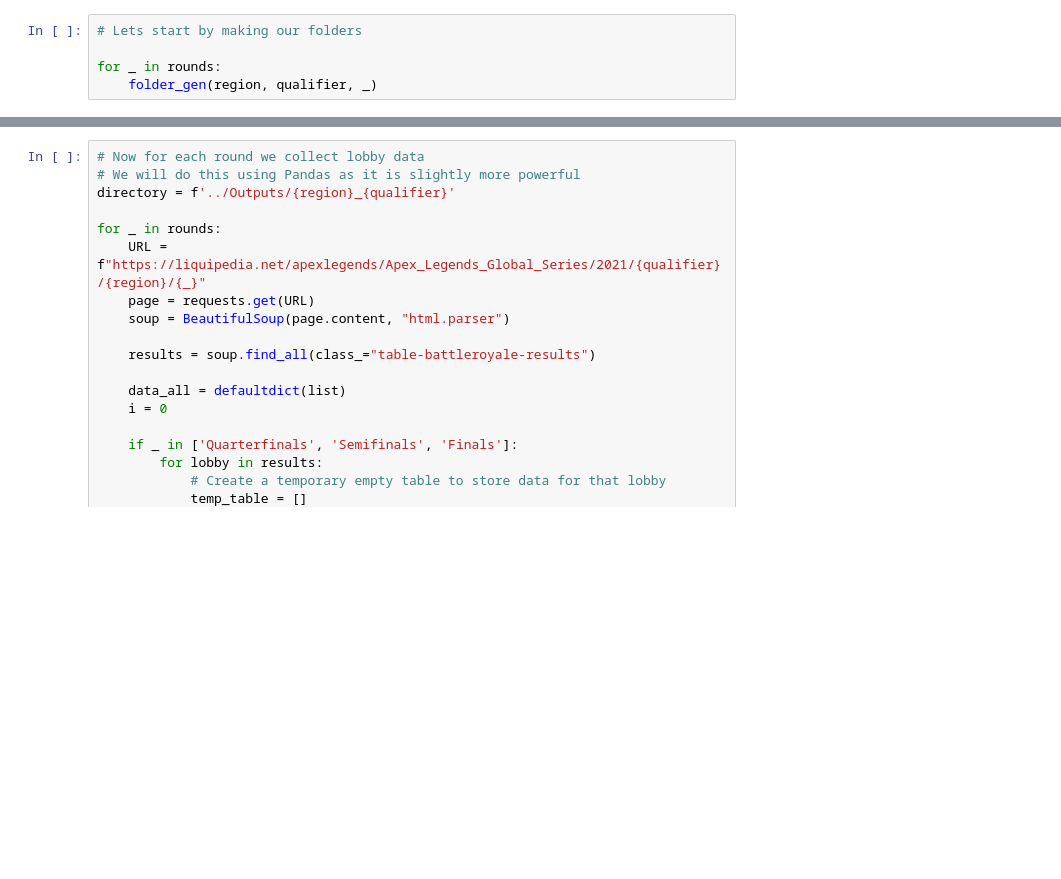
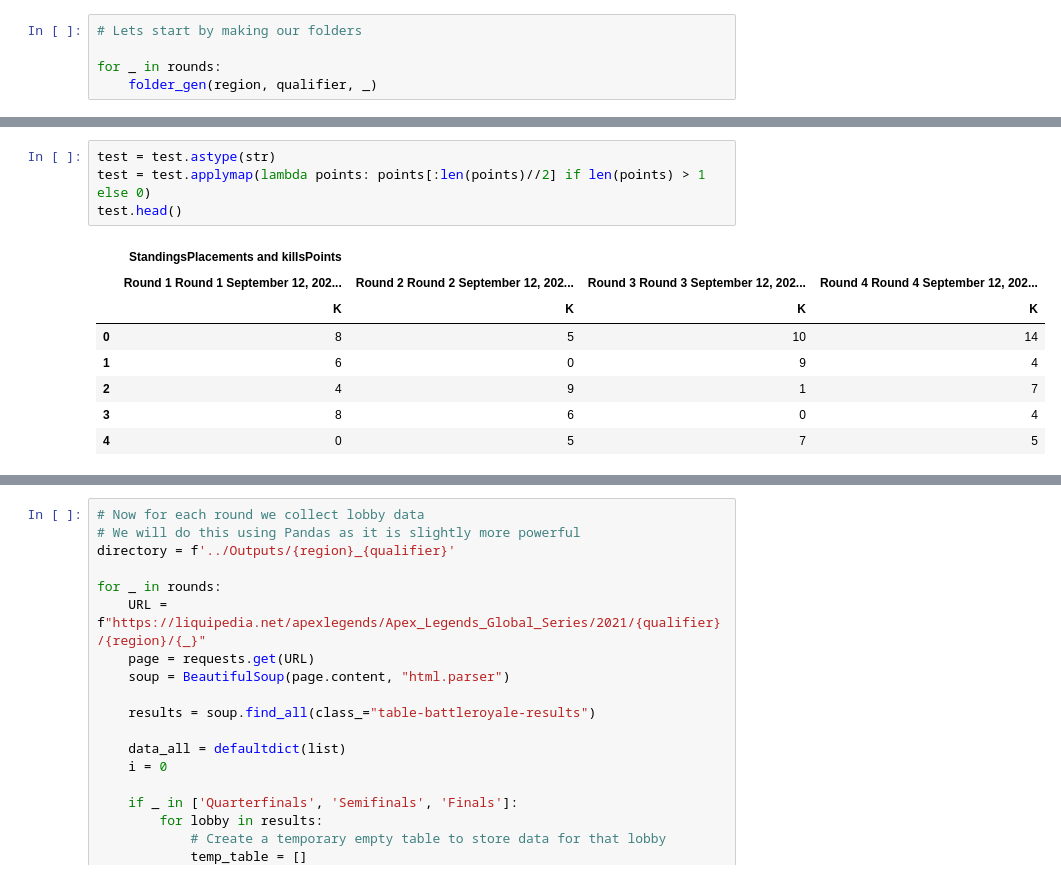
Before and after one commit to lutimoth/DataSci-Projects-and-KaggleComps, a Jupyter notebook: Data Science Projects/ALGS Visualization/DataScrape/ALGS Liquidpedia Data Scrape.ipynb, the cells around one changed output, grey strips where cells are left out. Cells and saved outputs as stored; diff of their text form; blank space fills up the shorter version.

```diff
--- a/Data Science Projects/ALGS Visualization/DataScrape/ALGS Liquidpedia Data Scrape.ipynb
+++ b/Data Science Projects/ALGS Visualization/DataScrape/ALGS Liquidpedia Data Scrape.ipynb
@@ -414,0 +366,13 @@ for _ in rounds:
+# %%
+test = test.astype(str)
+test = test.applymap(lambda points: points[:len(points)//2] if len(points) > 1 else 0)
+test.head()
+# %% [output]
+|  | StandingsPlacements and killsPoints |  |  |  |
+|  | Round 1 Round 1 September 12, 202... | Round 2 Round 2 September 12, 202... | Round 3 Round 3 September 12, 202... | Round 4 Round 4 September 12, 202... |
+|  | K | K | K | K |
+| 0 | 8 | 5 | 10 | 14 |
+| 1 | 6 | 0 | 9 | 4 |
+| 2 | 4 | 9 | 1 | 7 |
+| 3 | 8 | 6 | 0 | 4 |
+| 4 | 0 | 5 | 7 | 5 |
```
Also changed, not shown: parts of 24 cells of this notebook.
